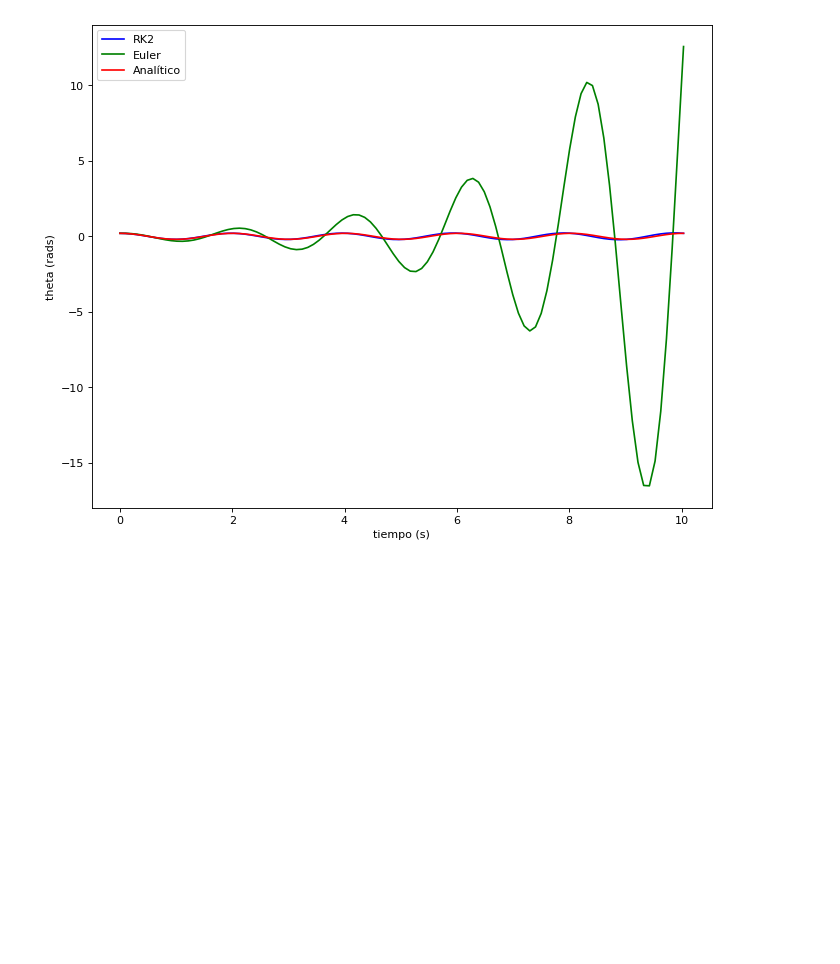
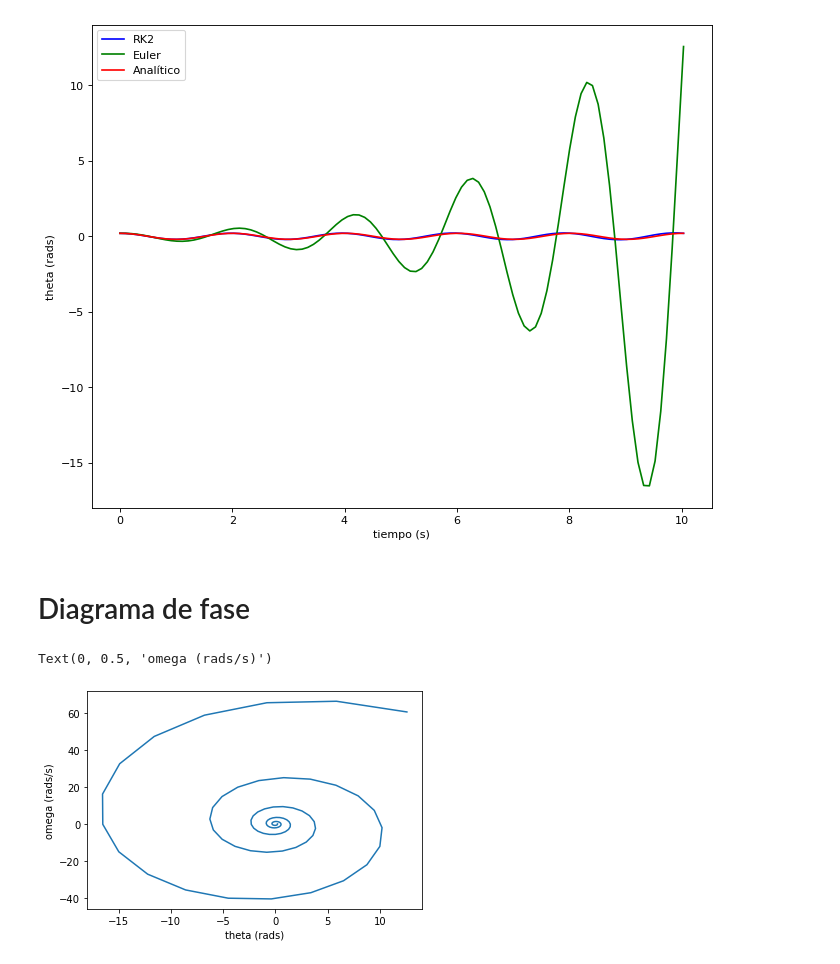
Before and after one commit to jesusigarmor/Matematicas-computacionales-fall2020, a Jupyter notebook: alumnos/anacris2802/EjerciciosClase.ipynb, the cells around one changed output. Saved outputs shown, nothing was run; the diff lists cells and outputs as text; code cells hidden in the pictures; blank space fills up the shorter version.

```diff
--- a/alumnos/anacris2802/EjerciciosClase.ipynb
+++ b/alumnos/anacris2802/EjerciciosClase.ipynb
@@ -856,3 +852,15 @@ plt.legend(loc='best')
 # %% [output]
 <matplotlib.legend.Legend at 0x...>
 [figure]
+# %% [markdown]
+# Diagrama de fase
+# %%
+import numpy as np
+import matplotlib.pyplot as plt
+
+plt.plot(p.theta(), p.omega())
+plt.xlabel("theta (rads)")
+plt.ylabel("omega (rads/s)")
+# %% [output]
+Text(0, 0.5, 'omega (rads/s)')
+[figure, added]
```
Also changed, not shown: parts of 24 cells of this notebook.
